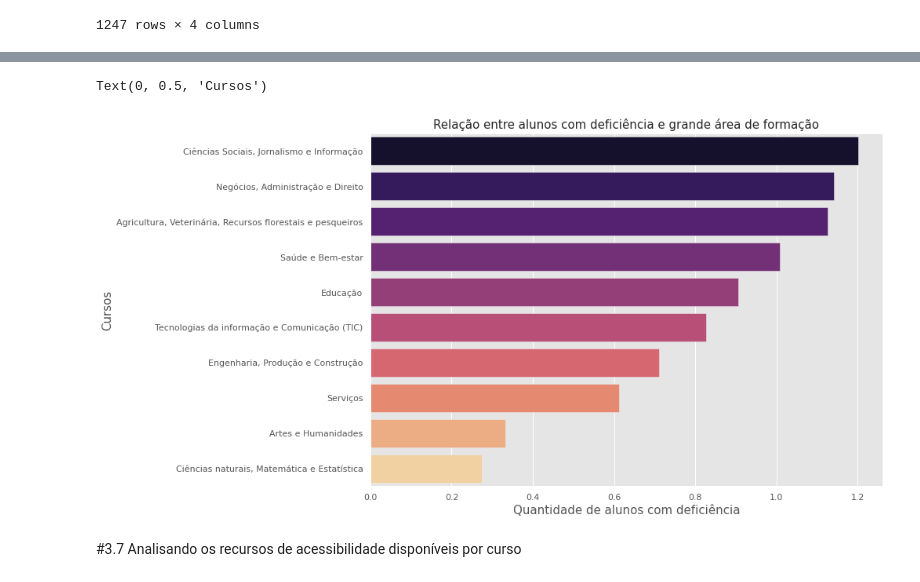
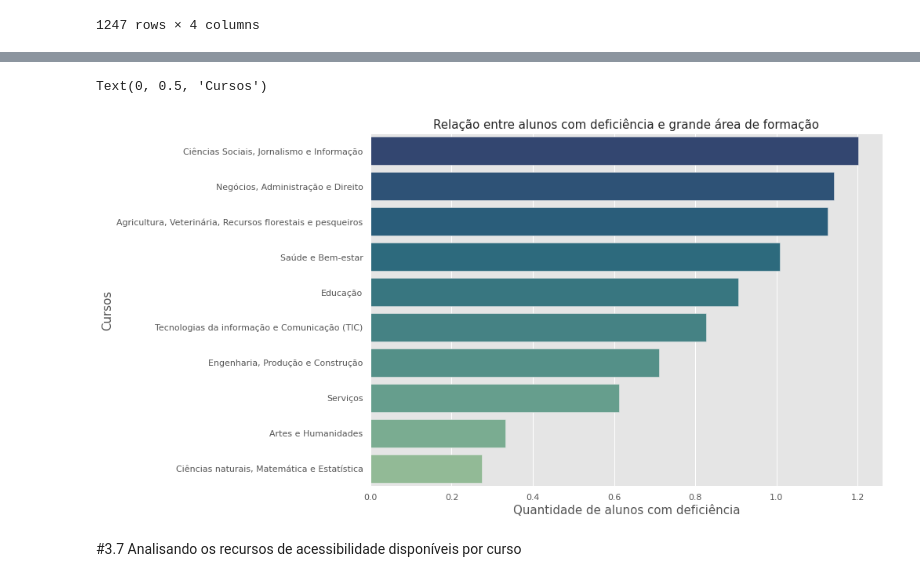
Before and after one commit to roxacarv/edulearn, a Jupyter notebook: Edulearn.ipynb, the cells around one changed output, grey strips where cells are left out. Cells and saved outputs as stored; diff of their text form; code cells hidden in the pictures.

```diff
--- a/Edulearn.ipynb
+++ b/Edulearn.ipynb
@@ -1113,13 +1125,13 @@ See the caveats in the documentation: https://pandas.pydata.org/pandas-docs/stab
 | Tecnologias da informação e Comun... | 2370 | 389912 | 47292 | 2868 | ... |
 # %%
 top10 = df_arealuno.sort_values('MEDIA_QNT_ALUNO_CURSO', ascending=False).reset_index()
-df_arealuno_plot = sns.barplot(x='MEDIA_QNT_ALUNO_CURSO', y='AREA_FORMACAO', data=top10, palette="magma")
+df_arealuno_plot = sns.barplot(x='MEDIA_QNT_ALUNO_CURSO', y='AREA_FORMACAO', data=top10, palette="crest_r")
 df_arealuno_plot.set_title('Relação entre alunos com deficiência e grande área de formação', fontsize = 15)
 df_arealuno_plot.set_xlabel('Quantidade de alunos com deficiência',fontsize = 15)
 df_arealuno_plot.set_ylabel('Cursos',fontsize=15)
 # %% [output]
 Text(0, 0.5, 'Cursos')
-[figure, old version]
+[figure, new version]
 # %% [markdown]
 #3.7 Analisando os recursos de acessibilidade disponíveis por curso
 # %%
```
Also changed, not shown: parts of 54 cells of this notebook.
